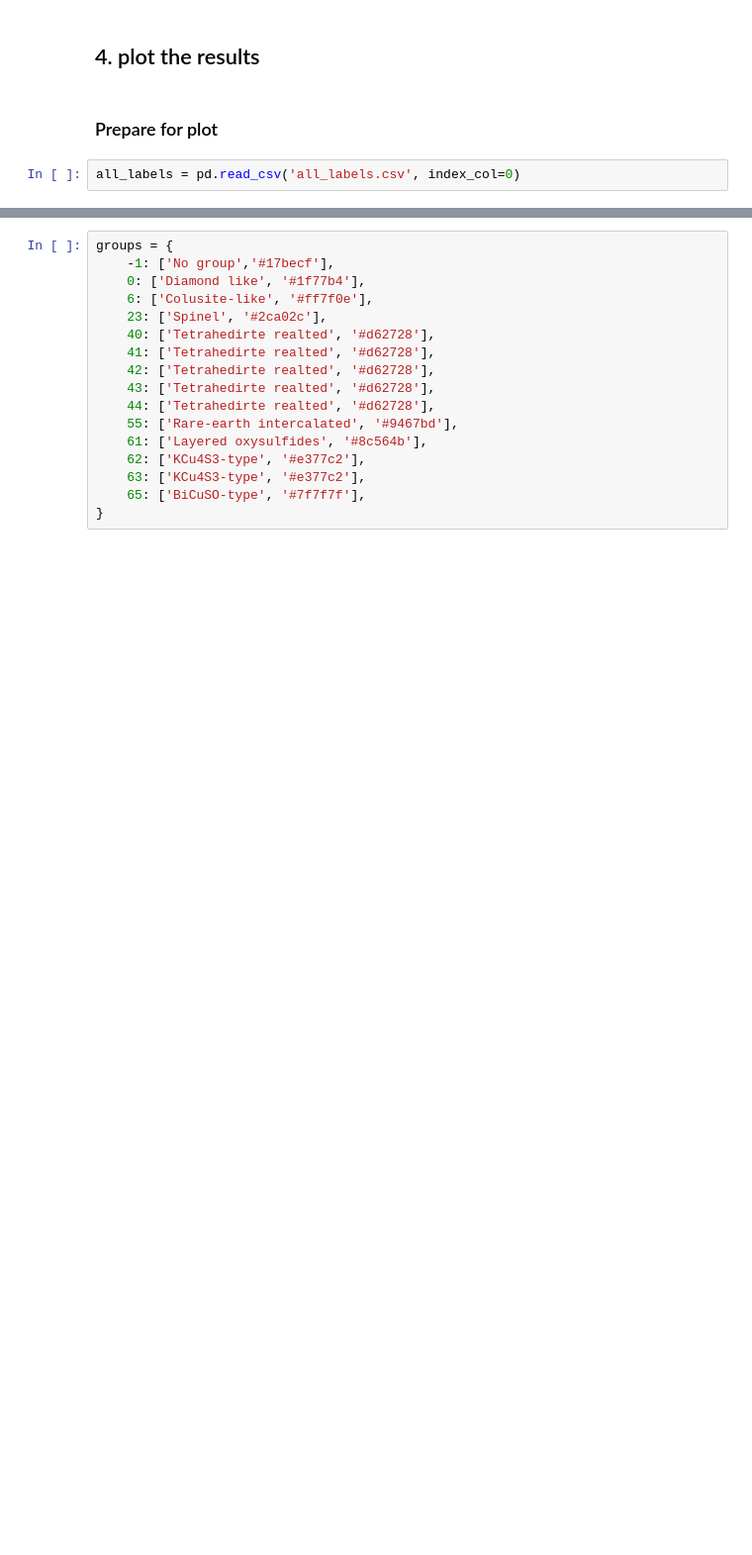
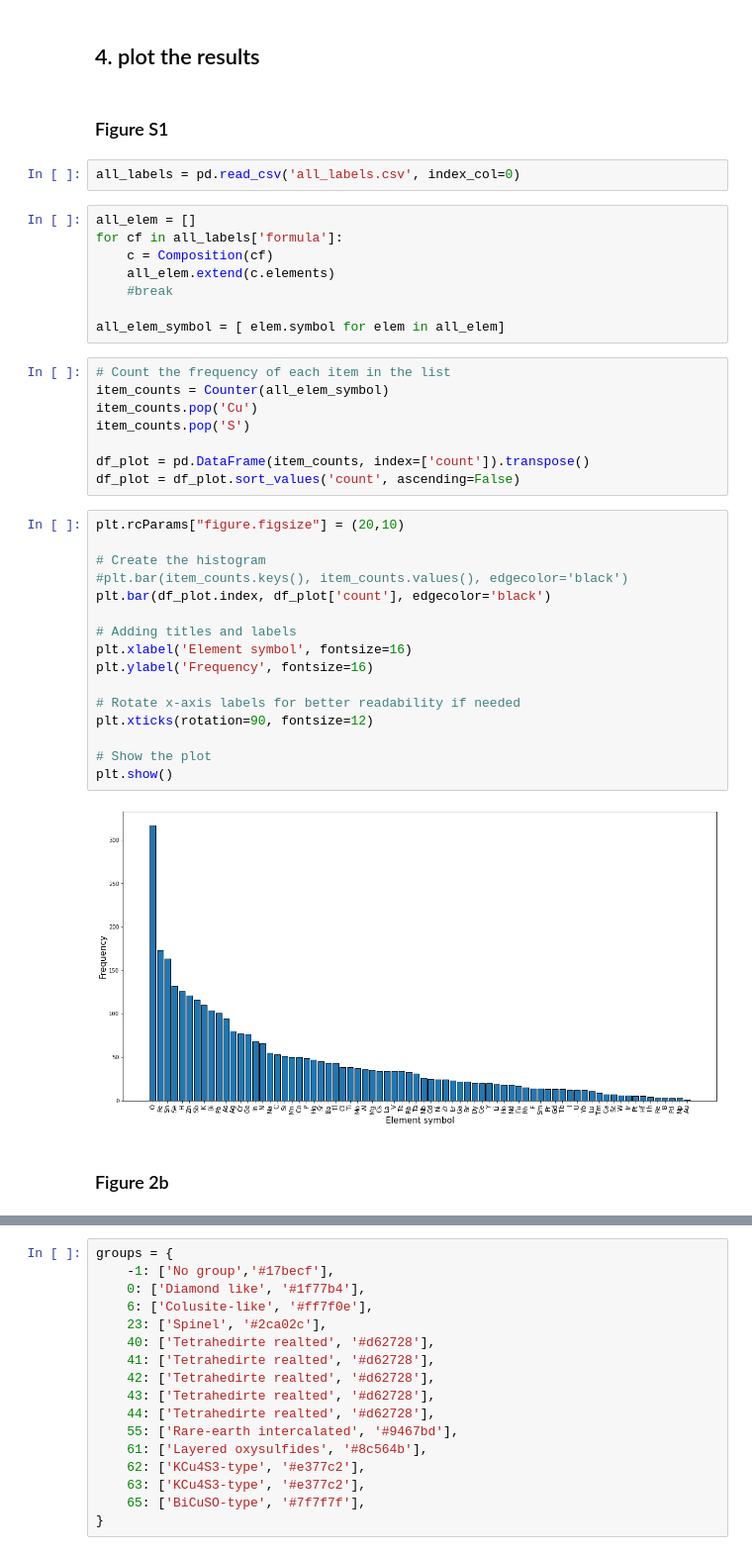
Before and after one commit to zhangrz1983/PeriodicTableWasserstein, a Jupyter notebook: periodic_table_wasserstein.ipynb, the cells around one changed output, grey strips where cells are left out. Shown at 99% size. Saved outputs shown, nothing was run; the diff lists cells and outputs as text; blank space fills up the shorter version.

```diff
--- a/periodic_table_wasserstein.ipynb
+++ b/periodic_table_wasserstein.ipynb
@@ -197,7 +242,43 @@ all_labels.to_csv('all_labels.csv')
 # %% [markdown]
 ## 4. plot the results
+# %% [markdown]
+### Figure S1
+# %%
+all_labels = pd.read_csv('all_labels.csv', index_col=0)
+# %%
+all_elem = []
+for cf in all_labels['formula']:
+    c = Composition(cf)
+    all_elem.extend(c.elements)
+    #break
+
+all_elem_symbol = [ elem.symbol for elem in all_elem]
+# %%
+# Count the frequency of each item in the list
+item_counts = Counter(all_elem_symbol)
+item_counts.pop('Cu')
+item_counts.pop('S')
+
+df_plot = pd.DataFrame(item_counts, index=['count']).transpose()
+df_plot = df_plot.sort_values('count', ascending=False)
+# %%
+plt.rcParams["figure.figsize"] = (20,10)
+
+# Create the histogram
+#plt.bar(item_counts.keys(), item_counts.values(), edgecolor='black')
+plt.bar(df_plot.index, df_plot['count'], edgecolor='black')
+
+# Adding titles and labels
+plt.xlabel('Element symbol', fontsize=16)
+plt.ylabel('Frequency', fontsize=16)
+
+# Rotate x-axis labels for better readability if needed
+plt.xticks(rotation=90, fontsize=12)
+
+# Show the plot
+plt.show()
+# %% [output]
+[figure, added]
 # %% [markdown]
-### Prepare for plot
+### Figure 2b
-# %%
-all_labels = pd.read_csv('all_labels.csv', index_col=0)
 # %%
```
Also changed, not shown: parts of 32 cells of this notebook, 3 other files.
